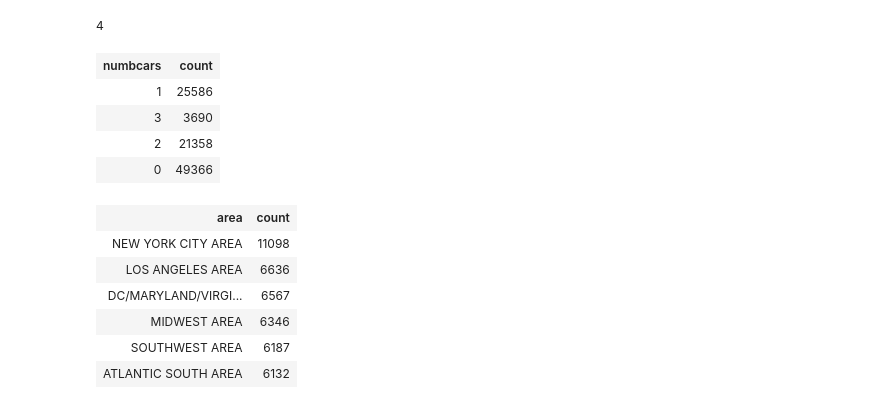
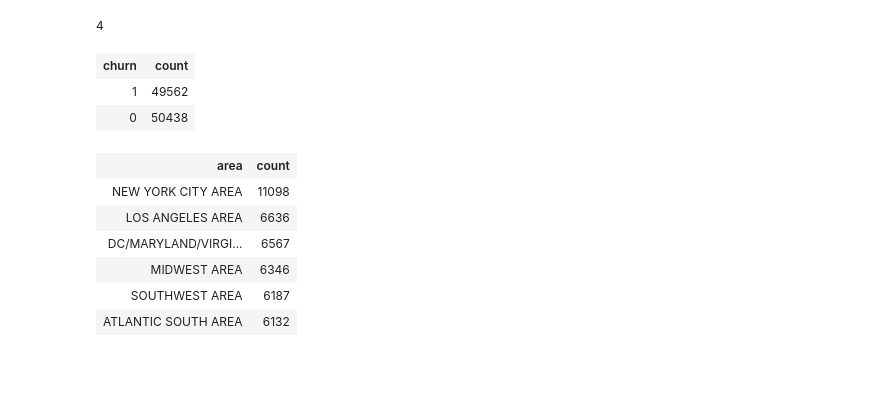
Before and after one commit to nachordo/spark_telecom, a Jupyter notebook: data_wrangling.ipynb, the cells around one changed output. Saved outputs shown, nothing was run; the diff lists cells and outputs as text; code cells hidden in the pictures; blank space fills up the shorter version.

```diff
--- a/data_wrangling.ipynb
+++ b/data_wrangling.ipynb
@@ -131,13 +131,11 @@ sdf.select('numbcars').distinct().count()
 # %% [output]
 4
 # %%
-sdf.select('*').groupBy("numbcars").count()
+sdf.select('*').groupBy("churn").count()
 # %% [output]
-| numbcars | count |
-| 1 | 25586 |
-| 3 | 3690 |
-| 2 | 21358 |
-| 0 | 49366 |
+| churn | count |
+| 1 | 49562 |
+| 0 | 50438 |
 # %%
 sdf.select('*').groupBy("area").count().orderBy('count', ascending=False)
 # %% [output]
```
Also changed, not shown: parts of 23 cells of this notebook.
